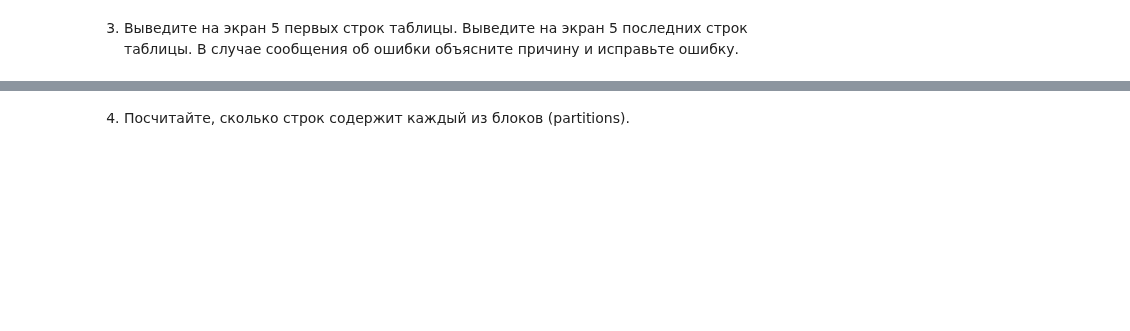
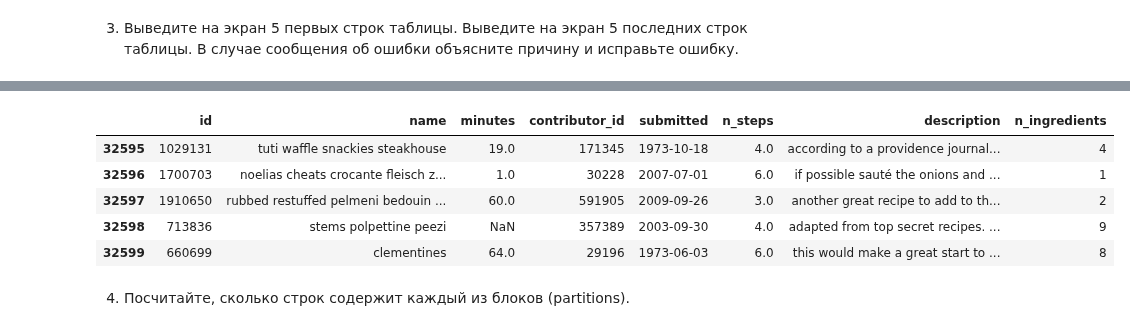
Before and after one commit to Amikuto/BigDataPT-BDPT-, a Jupyter notebook: Lesson13/13_dask_dataframe_Куртаев_Дамир_ПИ19-4.ipynb, the cells around one changed output, grey strips where cells are left out. Cells and saved outputs as stored; diff of their text form; code cells hidden in the pictures; blank space fills up the shorter version.

```diff
--- a/Lesson13/13_dask_dataframe_Куртаев_Дамир_ПИ19-4.ipynb
+++ b/Lesson13/13_dask_dataframe_Куртаев_Дамир_ПИ19-4.ipynb
@@ -142,2 +167,11 @@ import dask
+# %%
+recipes.tail()
+# %% [output]
+|  | id | name | minutes | contributor_id | submitted | n_steps | description | n_ingredients |
+| 32595 | 1029131 | tuti waffle snackies steakhouse | 19.0 | 171345 | 1973-10-18 | 4.0 | according to a providence journal... | 4 |
+| 32596 | 1700703 | noelias cheats crocante fleisch z... | 1.0 | 30228 | 2007-07-01 | 6.0 | if possible sauté the onions and ... | 1 |
+| 32597 | 1910650 | rubbed restuffed pelmeni bedouin ... | 60.0 | 591905 | 2009-09-26 | 3.0 | another great recipe to add to th... | 2 |
+| 32598 | 713836 | stems polpettine peezi | NaN | 357389 | 2003-09-30 | 4.0 | adapted from top secret recipes. ... | 9 |
+| 32599 | 660699 | clementines | 64.0 | 29196 | 1973-06-03 | 6.0 | this would make a great start to ... | 8 |
 # %% [markdown]
 4. Посчитайте, сколько строк содержит каждый из блоков (partitions).
```
Also changed, not shown: parts of 8 cells of this notebook, 3 other files.
